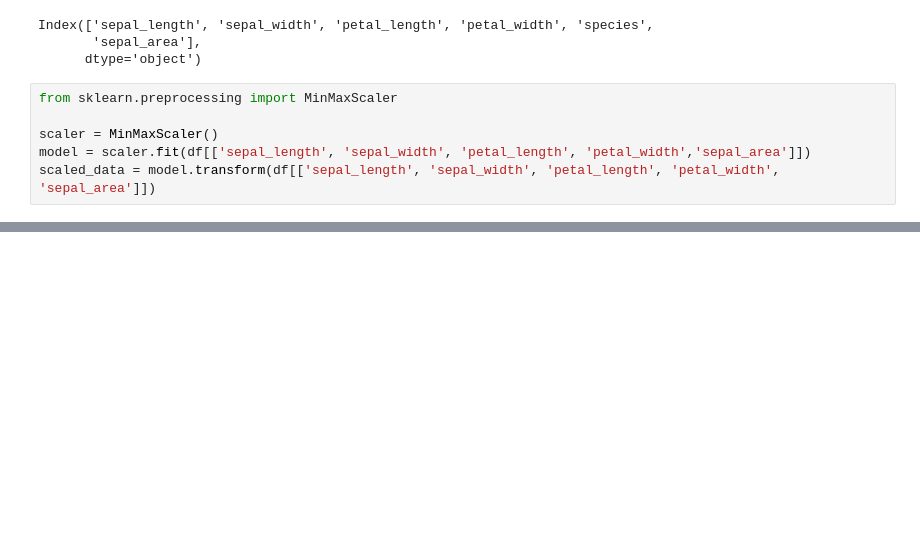
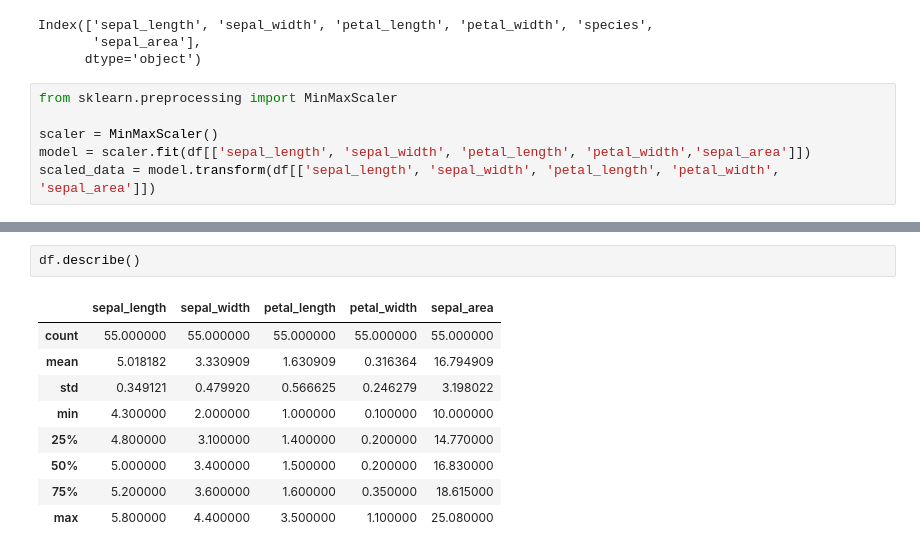
Before and after one commit to anuj-kumar-30/ML_pw, a Jupyter notebook: M20_lib_assignments.ipynb, the cells around one changed output, grey strips where cells are left out. Saved outputs shown, nothing was run; the diff lists cells and outputs as text; blank space fills up the shorter version.

```diff
--- a/M20_lib_assignments.ipynb
+++ b/M20_lib_assignments.ipynb
@@ -107,0 +71,12 @@ company
+# %%
+df.describe()
+# %% [output]
+|  | sepal_length | sepal_width | petal_length | petal_width | sepal_area |
+| count | 55.000000 | 55.000000 | 55.000000 | 55.000000 | 55.000000 |
+| mean | 5.018182 | 3.330909 | 1.630909 | 0.316364 | 16.794909 |
+| std | 0.349121 | 0.479920 | 0.566625 | 0.246279 | 3.198022 |
+| min | 4.300000 | 2.000000 | 1.000000 | 0.100000 | 10.000000 |
+| 25% | 4.800000 | 3.100000 | 1.400000 | 0.200000 | 14.770000 |
+| 50% | 5.000000 | 3.400000 | 1.500000 | 0.200000 | 16.830000 |
+| 75% | 5.200000 | 3.600000 | 1.600000 | 0.350000 | 18.615000 |
+| max | 5.800000 | 4.400000 | 3.500000 | 1.100000 | 25.080000 |
```
Also changed, not shown: parts of 22 cells of this notebook, 1 other file.
